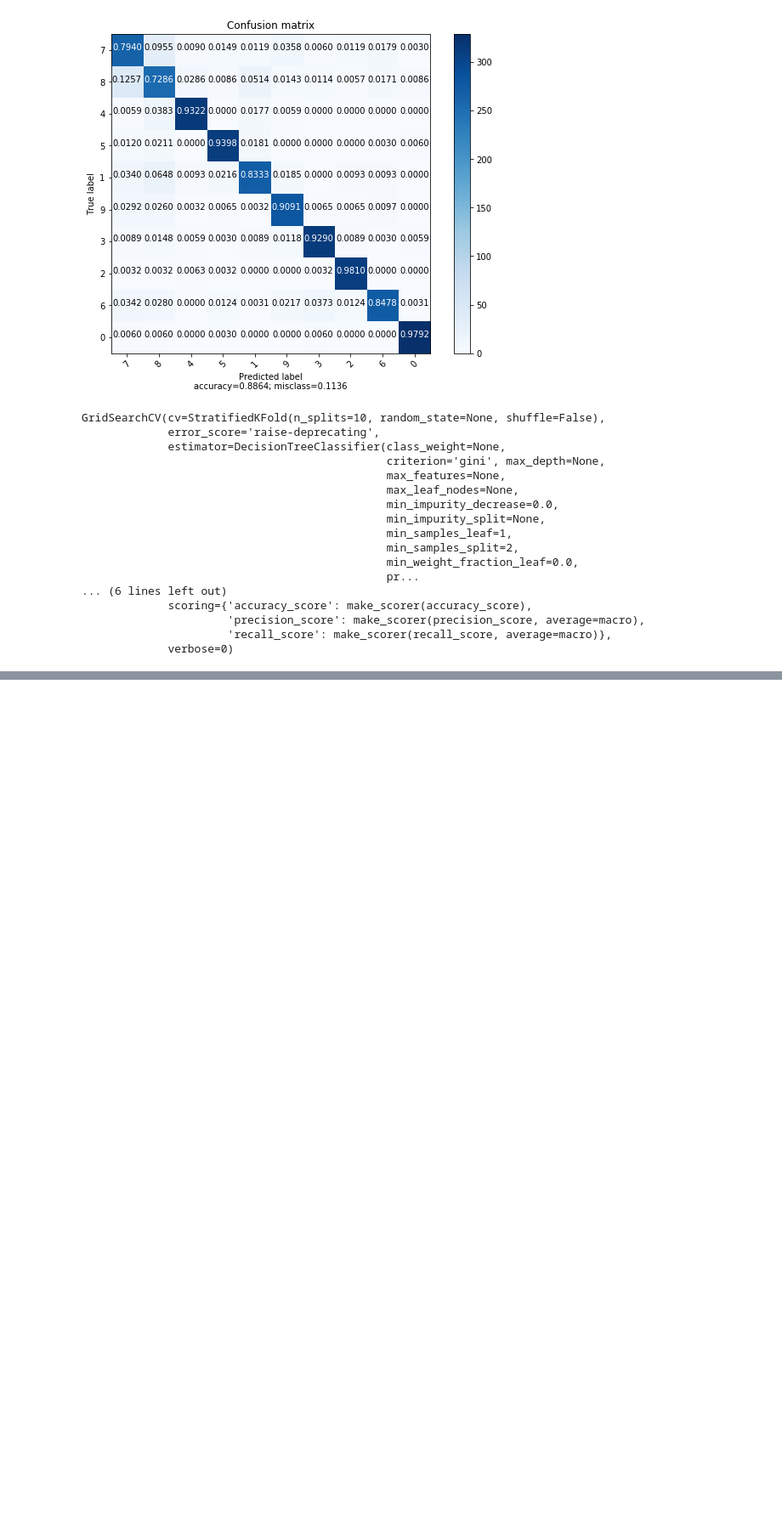
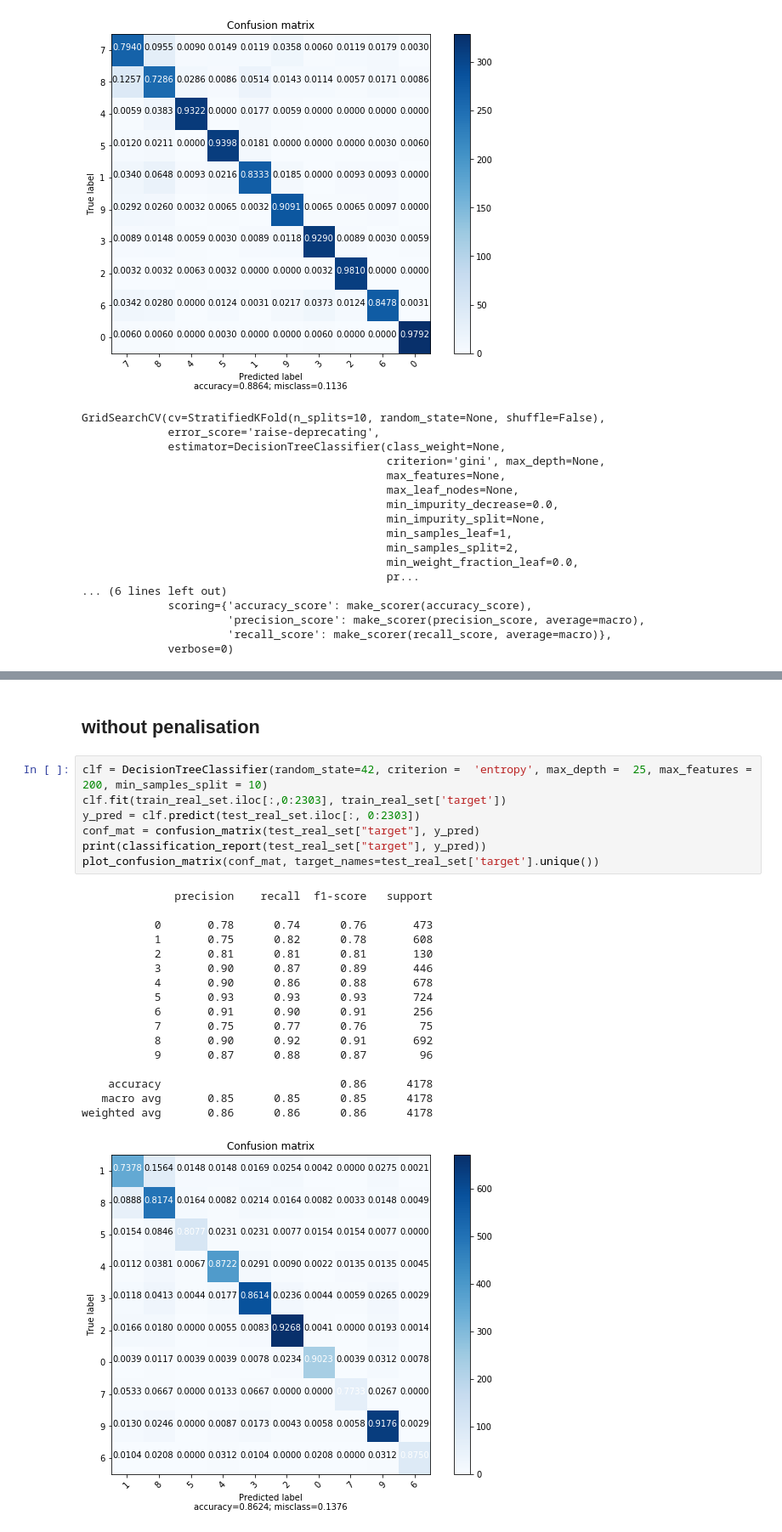
Before and after one commit to kadjulio/Coursework2-Data-Mining, a Jupyter notebook: jupyter/notebooks/modeling/decision-tree-CART.ipynb, the cells around one changed output, grey strips where cells are left out. Shown at 85% size. Saved outputs shown, nothing was run; the diff lists cells and outputs as text; blank space fills up the shorter version.

```diff
--- a/jupyter/notebooks/modeling/decision-tree-CART.ipynb
+++ b/jupyter/notebooks/modeling/decision-tree-CART.ipynb
@@ -448,0 +484,27 @@ GridSearchCV(cv=StratifiedKFold(n_splits=10, random_state=None, shuffle=False),
+# %% [markdown]
+## without penalisation
+# %%
+clf = DecisionTreeClassifier(random_state=42, criterion =  'entropy', max_depth =  25, max_features = 200, min_samples_split = 10)
+clf.fit(train_real_set.iloc[:,0:2303], train_real_set['target'])
+y_pred = clf.predict(test_real_set.iloc[:, 0:2303])
+conf_mat = confusion_matrix(test_real_set["target"], y_pred)
+print(classification_report(test_real_set["target"], y_pred))
+plot_confusion_matrix(conf_mat, target_names=test_real_set['target'].unique())
+# %% [output]
+              precision    recall  f1-score   support
+
+           0       0.78      0.74      0.76       473
+           1       0.75      0.82      0.78       608
+           2       0.81      0.81      0.81       130
+           3       0.90      0.87      0.89       446
+           4       0.90      0.86      0.88       678
+           5       0.93      0.93      0.93       724
+           6       0.91      0.90      0.91       256
+           7       0.75      0.77      0.76        75
+           8       0.90      0.92      0.91       692
+           9       0.87      0.88      0.87        96
+
+    accuracy                           0.86      4178
+   macro avg       0.85      0.85      0.85      4178
+weighted avg       0.86      0.86      0.86      4178
+[figure, added]
```
Also changed, not shown: parts of 12 cells of this notebook, 1 other file.
